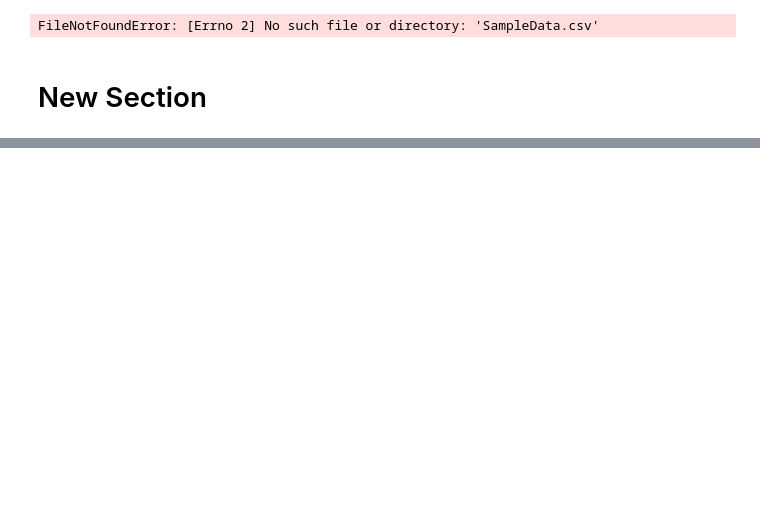
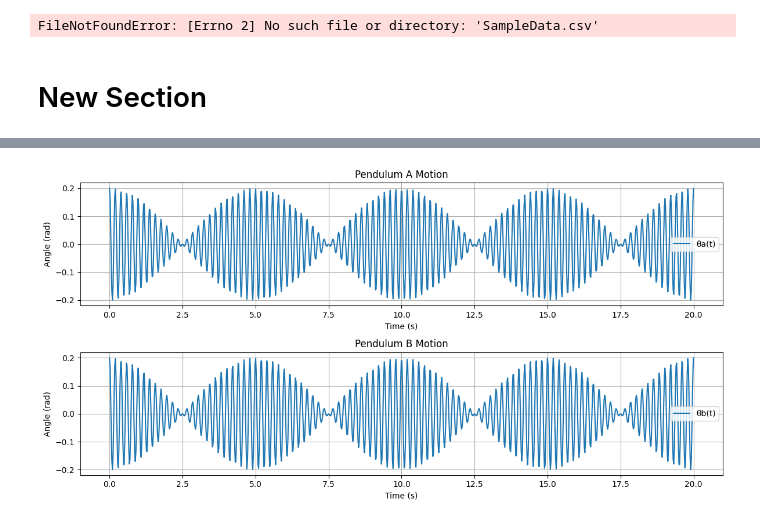
Before and after one commit to nfk9564/Lab-0-Single-Pendelum, a Jupyter notebook: Lab_0_Kebbeh_Ndeye.ipynb, the cells around one changed output, grey strips where cells are left out. Cells and saved outputs as stored; diff of their text form; code cells hidden in the pictures; blank space fills up the shorter version.

```diff
--- a/Lab_0_Kebbeh_Ndeye.ipynb
+++ b/Lab_0_Kebbeh_Ndeye.ipynb
@@ -89,30 +91,32 @@ print(f'Chi-Squared: {chi_squared}')
 # %%
 #Coupled Pendulums
 
 A = 0.1
-omega1 = 2 * np.pi / 5.0  #angular frequency 1
-omega2 = 2 * np.pi / 5.2  #angular frequency 2
+omega1 = 2 * np.pi * 5.0  #angular frequency 1
+omega2 = 2 * np.pi * 5.2  #angular frequency 2
 t = np.linspace(0, 20, 1000)  #time from 0 to 20 seconds
 
 theta_a = A * np.cos(omega1 * t) + A * np.cos(omega2 * t)
 theta_b = A * np.cos(omega1 * t) + A * np.cos(omega2 * t)
 
 plt.figure(figsize=(12, 6))
 plt.subplot(2, 1, 1)
 plt.plot(t, theta_a, label='θa(t)')
 plt.title('Pendulum A Motion')
 plt.xlabel('Time (s)')
 plt.ylabel('Angle (rad)')
 plt.grid()
 plt.legend()
 
 plt.subplot(2, 1, 2)
 plt.plot(t, theta_b, label='θb(t)')
 plt.title('Pendulum B Motion')
 plt.xlabel('Time (s)')
 plt.ylabel('Angle (rad)')
 plt.grid()
 plt.legend()
 
 plt.tight_layout()
 plt.show()
+# %% [output]
+[figure, added]
```
Also changed, not shown: parts of 1 cell of this notebook.
